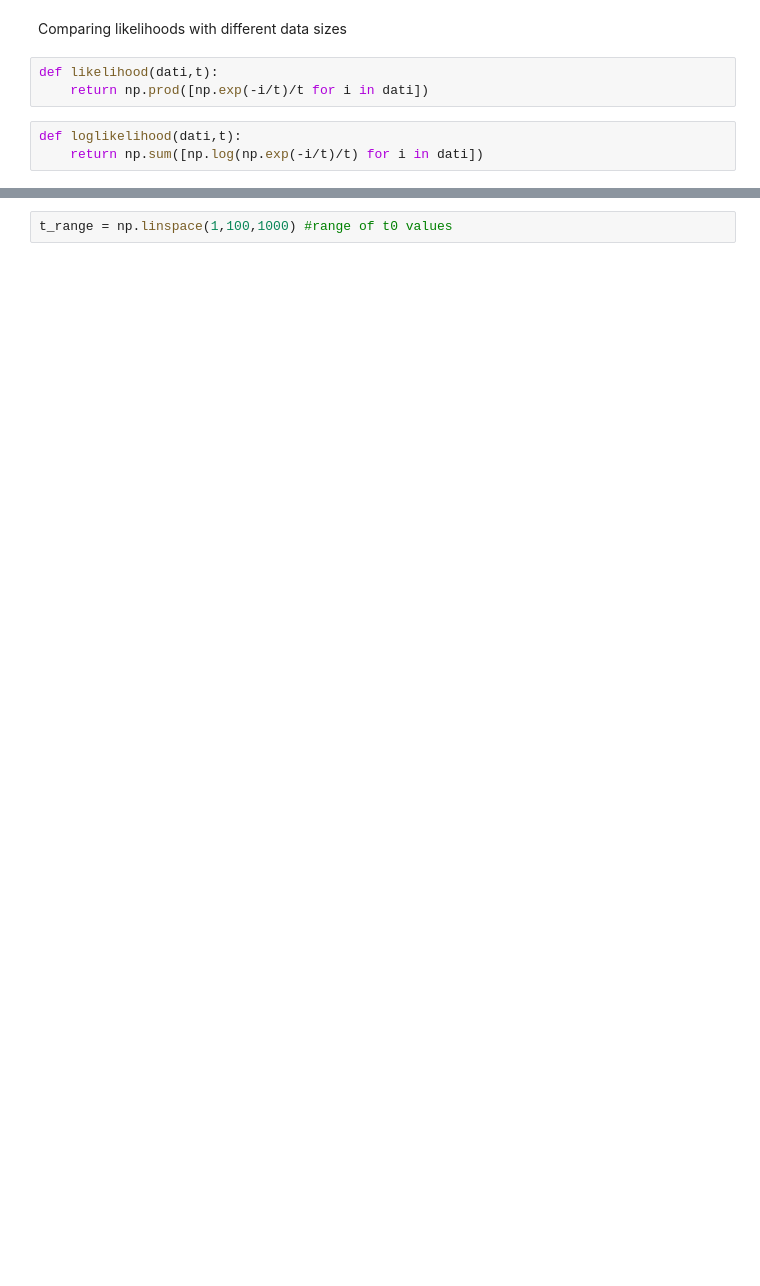
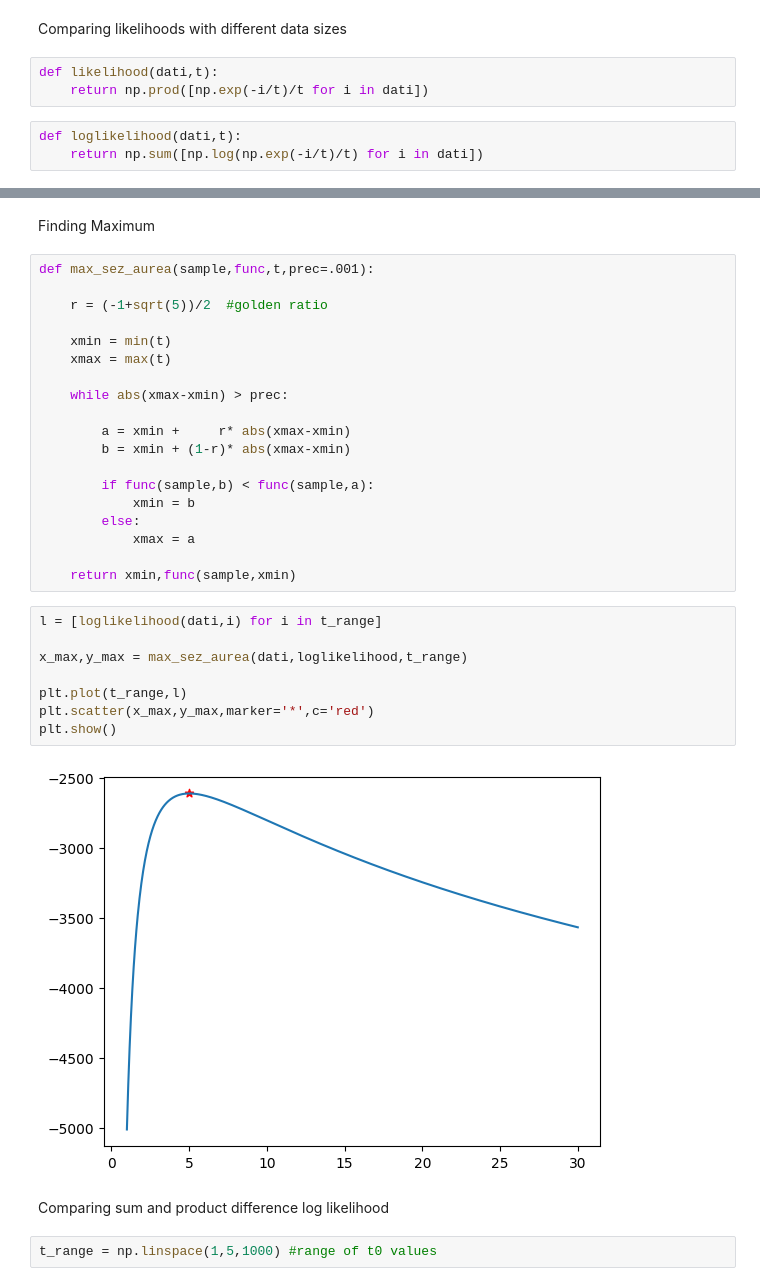
Before and after one commit to Yehan-Edirisinghe/Labo_cal, a Jupyter notebook: lecture_9/note.ipynb, the cells around one changed output, grey strips where cells are left out. Drawn from its saved outputs; the diff is of its cells as text; blank space fills up the shorter version.

```diff
--- a/lecture_9/note.ipynb
+++ b/lecture_9/note.ipynb
@@ -105,2 +79,35 @@ def loglikelihood(dati,t):
+# %% [markdown]
+Finding Maximum
+# %%
+def max_sez_aurea(sample,func,t,prec=.001):
+
+    r = (-1+sqrt(5))/2  #golden ratio
+
+    xmin = min(t)
+    xmax = max(t)
+
+    while abs(xmax-xmin) > prec:
+
+        a = xmin +     r* abs(xmax-xmin)
+        b = xmin + (1-r)* abs(xmax-xmin)
+
+        if func(sample,b) < func(sample,a):
+            xmin = b
+        else:
+            xmax = a
+
+    return xmin,func(sample,xmin)
+# %%
+l = [loglikelihood(dati,i) for i in t_range]
+
+x_max,y_max = max_sez_aurea(dati,loglikelihood,t_range)
+
+plt.plot(t_range,l)
+plt.scatter(x_max,y_max,marker='*',c='red')
+plt.show()
+# %% [output]
+[figure, added]
+# %% [markdown]
+Comparing sum and product difference log likelihood
 # %%
-t_range = np.linspace(1,100,1000) #range of t0 values
+t_range = np.linspace(1,5,1000) #range of t0 values
```
Also changed, not shown: parts of 18 cells of this notebook, 1 other file.
